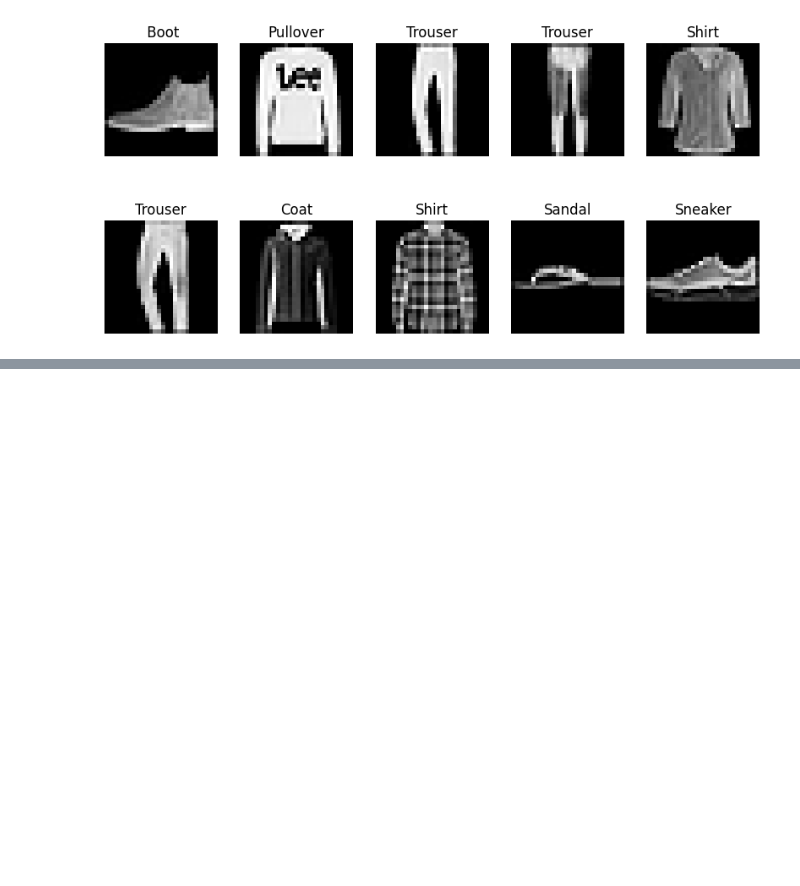
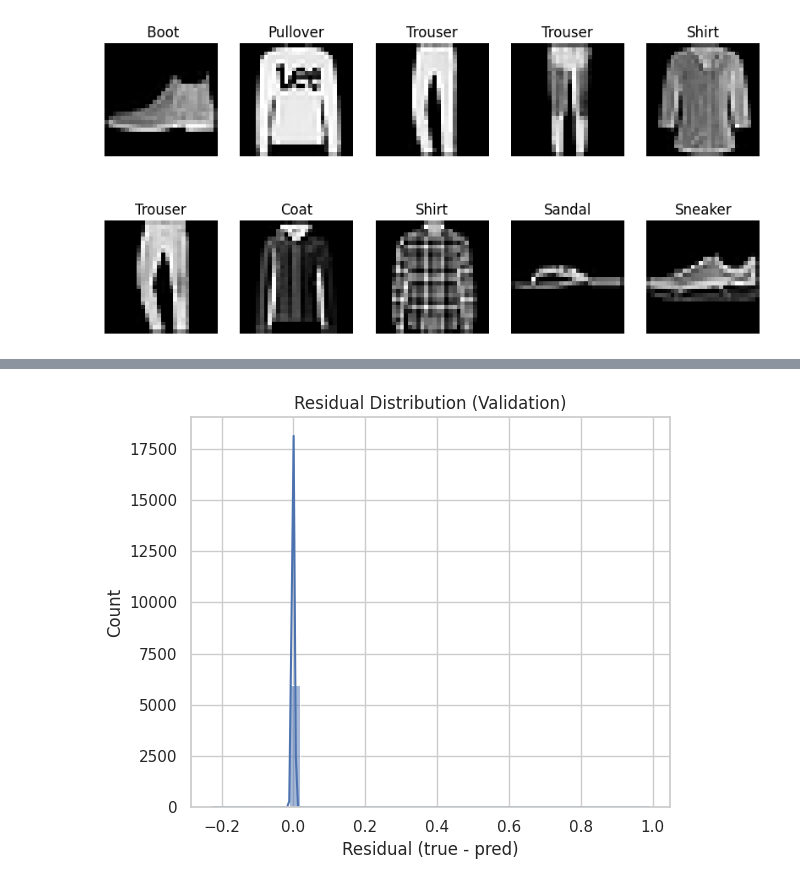
Before and after one commit to Pooja-V15/NVIDIA-AI-ML-Internship, a Jupyter notebook: day3.ipynb, the cells around one changed output, grey strips where cells are left out. Saved outputs shown, nothing was run; the diff lists cells and outputs as text; code cells hidden in the pictures; blank space fills up the shorter version.

```diff
--- a/day3.ipynb
+++ b/day3.ipynb
@@ -183,0 +695,12 @@ plt.show()
+# %%
+# Residual distribution
+residuals = val_targets - val_preds
+
+plt.figure(figsize=(6,5))
+sns.histplot(residuals, bins=40, kde=True)
+plt.xlabel('Residual (true - pred)')
+plt.title('Residual Distribution (Validation)')
+plt.tight_layout()
+plt.show()
+# %% [output]
+[figure, added]
```
Also changed, not shown: parts of 37 cells of this notebook.
